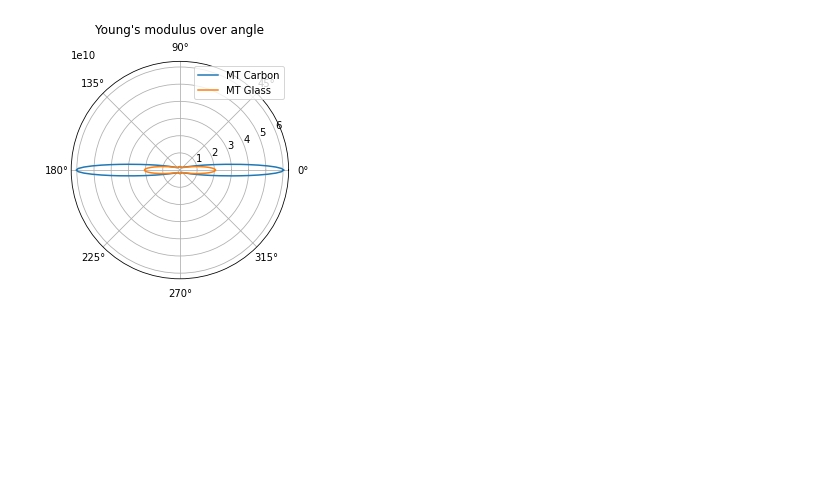
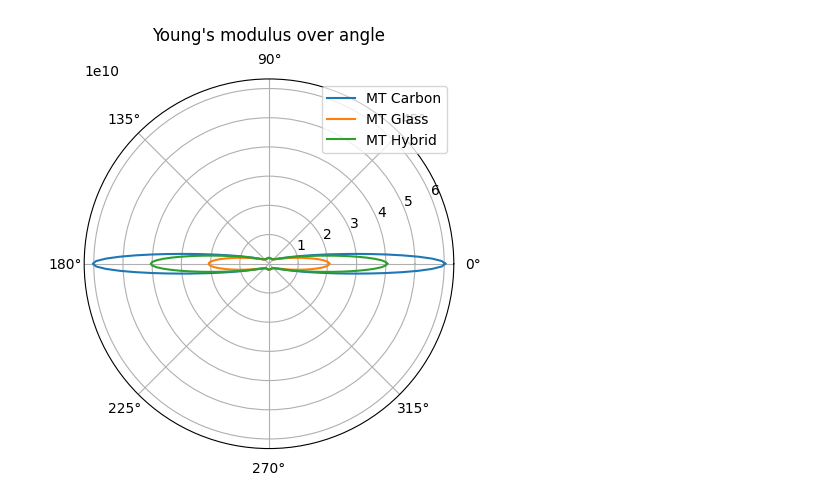
Before and after one commit to Extraweich/homopy, a Jupyter notebook: examples/MT_TH_plot.ipynb, the cells around one changed output. Saved outputs shown, nothing was run; the diff lists cells and outputs as text; code cells hidden in the pictures; blank space fills up the shorter version.

```diff
--- a/examples/MT_TH_plot.ipynb
+++ b/examples/MT_TH_plot.ipynb
@@ -8,32 +8,38 @@ from HomoPy.Stiffness_Plot import plot_E_body, polar_plot_E_body, polar_plot
 # %%
 # define fiber and matrix properties
 
-Carbon_fiber = Isotropy(242e9, 0.1)
+carbon_fiber = Isotropy(242e9, 0.1)
 v_frac_carbon = 0.25
 a_carbon = 347
-Glass_fiber = Isotropy(80e9, 0.22)
+glass_fiber = Isotropy(80e9, 0.22)
 v_frac_glass = 0.25
 a_glass = 225
-Polyamid6 = Isotropy(1.18e9, 0.35)
+polyamid6 = Isotropy(1.18e9, 0.35)
 # %%
 # Mori Tanaka
-MT_carbon = Mori_Tanaka(Polyamid6, Carbon_fiber, v_frac_carbon, a_carbon)
-MT_glass = Mori_Tanaka(Polyamid6, Glass_fiber, v_frac_glass, a_glass)
+mt_carbon = MoriTanaka(polyamid6, carbon_fiber, v_frac_carbon, a_carbon)
+mt_glass = MoriTanaka(polyamid6, glass_fiber, v_frac_glass, a_glass)
+mt_hybrid = MoriTanaka(polyamid6, [carbon_fiber, glass_fiber], [v_frac_carbon/2, v_frac_glass/2], [a_carbon, a_glass])
 
 # Extract effective stiffness
-C_eff_carbon = MT_carbon.get_effective_stiffness()
-C_eff_glass = MT_glass.get_effective_stiffness()
+c_eff_carbon = mt_carbon.get_effective_stiffness()
+c_eff_glass = mt_glass.get_effective_stiffness()
+c_eff_hybrid = mt_hybrid.get_effective_stiffness()
 
 # Invert to get effective compliance (needed for plotting)
-S_eff_carbon = np.linalg.inv(C_eff_carbon)
-S_eff_glass = np.linalg.inv(C_eff_glass)
+s_eff_carbon = np.linalg.inv(c_eff_carbon)
+s_eff_glass = np.linalg.inv(c_eff_glass)
+s_eff_hybrid = np.linalg.inv(c_eff_hybrid)
 # %%
 # polar plot of MT result
-pC = polar_plot_E_body(S_eff_carbon, 400, 0, plot=False)
-pG = polar_plot_E_body(S_eff_glass, 400, 0, plot=False)
+plotter = ElasticPlot(USEVOIGT=False)
 
-polar_plot(
-    [pC + ("MT Carbon",), pG + ("MT Glass",)]
+pC = plotter.polar_plot_E_body(s_eff_carbon, 400, 0, plot=False)
+pG = plotter.polar_plot_E_body(s_eff_glass, 400, 0, plot=False)
+pH = plotter.polar_plot_E_body(s_eff_hybrid, 400, 0, plot=False)
+
+plotter.polar_plot(
+    [pC + ("MT Carbon",), pG + ("MT Glass",), pH + ("MT Hybrid",)]
 )
 # %% [output]
-[figure, old version]
+[figure, new version]
```
Also changed, not shown: parts of 3 cells of this notebook, 19 other files.
